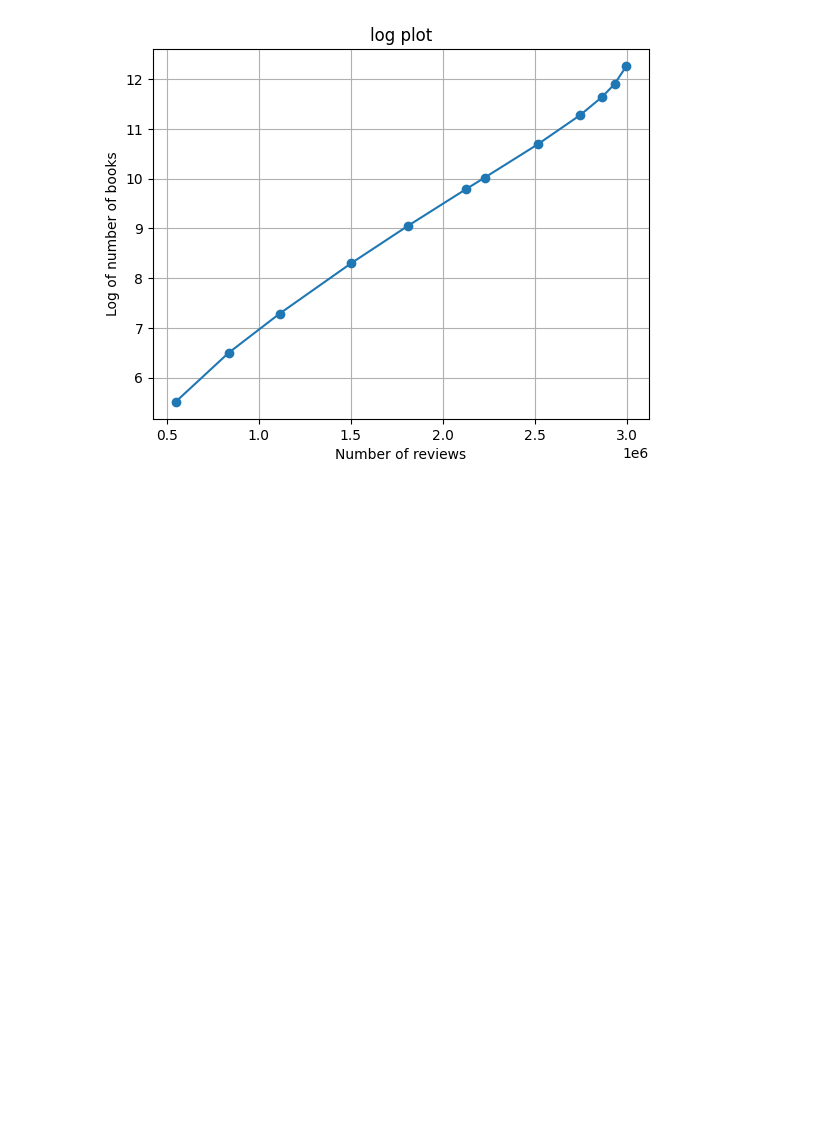
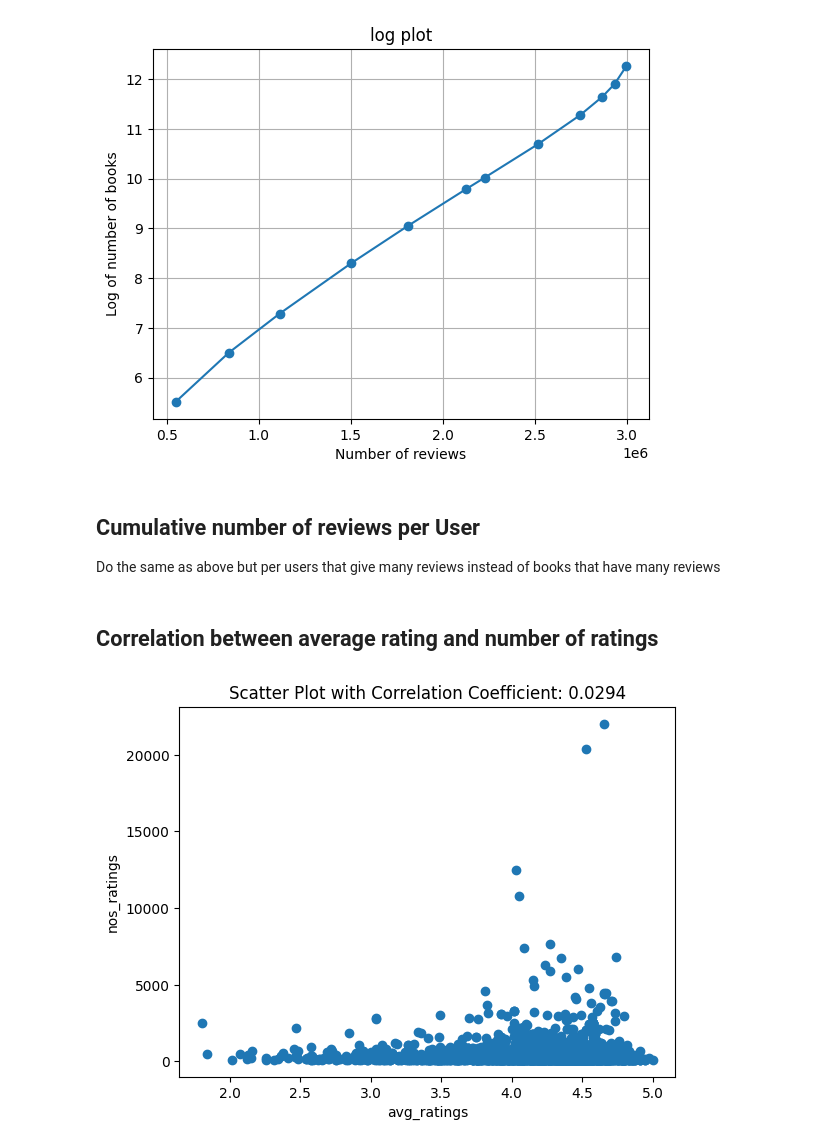
Before and after one commit to feyclan/WT_analysis, a Jupyter notebook: Plots_for_stakeholders.ipynb, the cells around one changed output. Drawn from its saved outputs; the diff is of its cells as text; code cells hidden in the pictures; blank space fills up the shorter version.

Commit message:
Determined that there is no correlation between the numer of ratings of a book and its average rating

```diff
--- a/Plots_for_stakeholders.ipynb
+++ b/Plots_for_stakeholders.ipynb
@@ -134,3 +122,24 @@ plt.grid(True)
 plt.show()
 # %% [output]
 [figure]
+# %% [markdown]
+## Cumulative number of reviews per User
+Do the same as above but per users that give many reviews instead of books that have many reviews
+# %% [markdown]
+## Correlation between average rating and number of ratings
+# %%
+relevant_books = books[books["ratings_count"] > 100].copy()
+avg_ratings = relevant_books["ratings_average"].values
+nos_ratings = relevant_books["ratings_count"].values
+
+# Calculate correlation coefficient
+correlation_coefficient = round(np.corrcoef(avg_ratings, nos_ratings)[0, 1], 4)
+
+# Plot
+plt.scatter(avg_ratings, nos_ratings)
+plt.title(f'Scatter Plot with Correlation Coefficient: {correlation_coefficient:}')
+plt.xlabel('avg_ratings')
+plt.ylabel('nos_ratings')
+plt.show()
+# %% [output]
+[figure, added]
```
Also changed, not shown: parts of 5 cells of this notebook, 2 other files.
